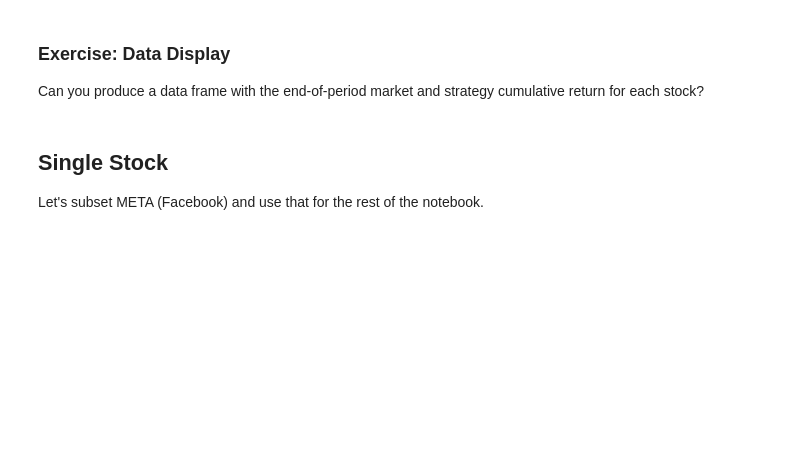
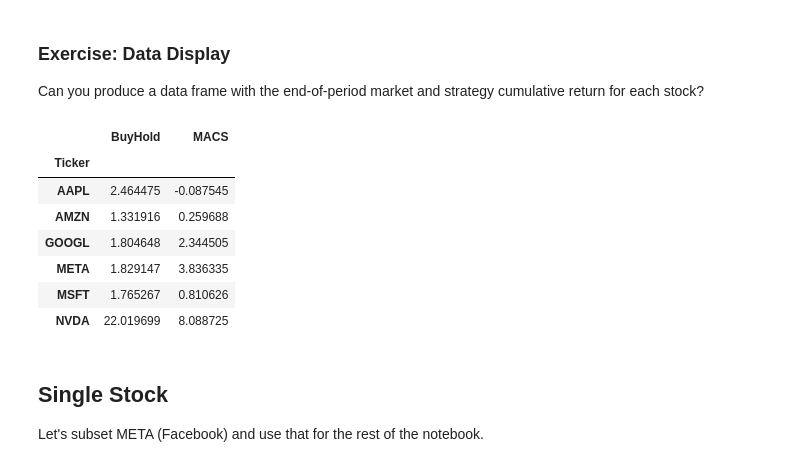
Before and after one commit to Imperial-Business-School/python-for-finance-Sophie222222, a Jupyter notebook: 10. Panel Strategies.ipynb, the cells around one changed output. Saved outputs shown, nothing was run; the diff lists cells and outputs as text; code cells hidden in the pictures; blank space fills up the shorter version.

```diff
--- a/10. Panel Strategies.ipynb
+++ b/10. Panel Strategies.ipynb
@@ -96,3 +94,17 @@ Can you produce a data frame with the end-of-period market and strategy cumulati
+# %%
+df.groupby("Ticker").agg(
+    {"BuyHold":"last", "MACS":"last"} #"last" for end-of-period
+)
+#Google and Meta were the only stocks where our strategy perfromed better than the market
+# %% [output]
+|  | BuyHold | MACS |
+| Ticker |  |  |
+| AAPL | 2.464475 | -0.087545 |
+| AMZN | 1.331916 | 0.259688 |
+| GOOGL | 1.804648 | 2.344505 |
+| META | 1.829147 | 3.836335 |
+| MSFT | 1.765267 | 0.810626 |
+| NVDA | 22.019699 | 8.088725 |
 # %% [markdown]
 ## Single Stock
 
```
Also changed, not shown: parts of 5 cells of this notebook.
